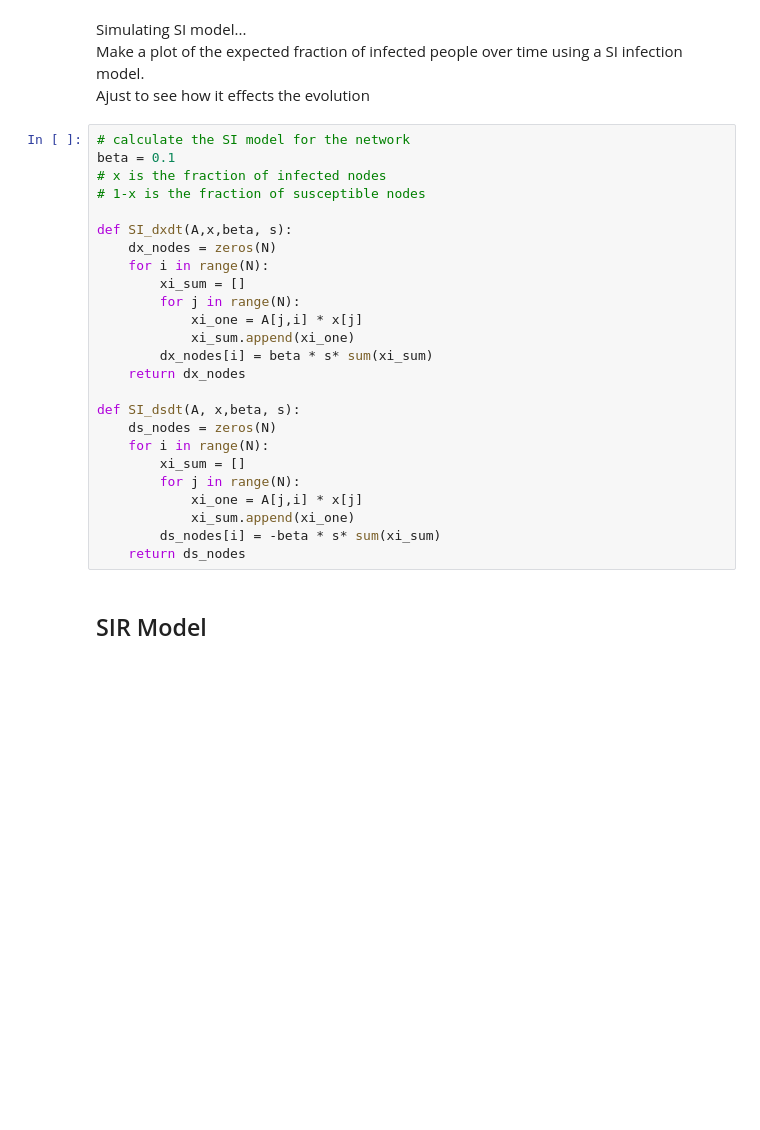
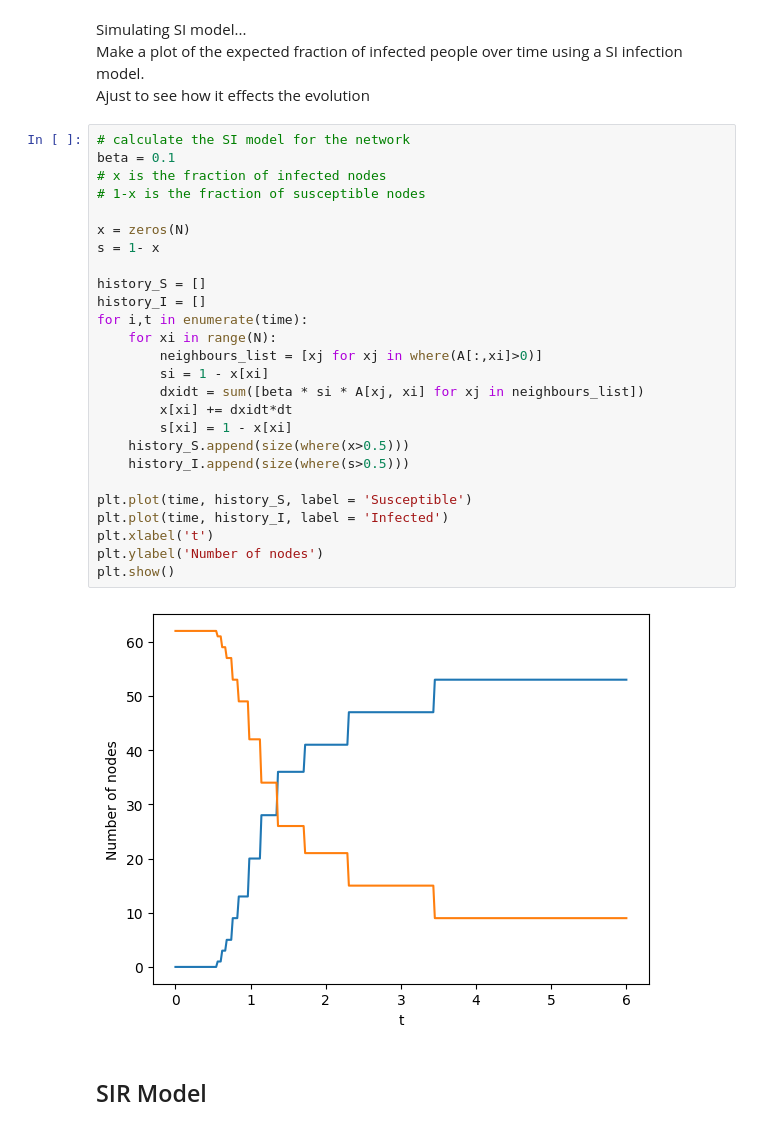
Before and after one commit to yilewang/dynamical_net_sys_class, a Jupyter notebook: lab6/lab6_yxw190015.ipynb, the cells around one changed output. Saved outputs shown, nothing was run; the diff lists cells and outputs as text; blank space fills up the shorter version.

Commit message:
update SI model

```diff
--- a/lab6/lab6_yxw190015.ipynb
+++ b/lab6/lab6_yxw190015.ipynb
@@ -145,31 +145,34 @@ plt.show()
 Simulating SI model...
 Make a plot of the expected fraction of infected people over time using a SI infection model.
 Ajust to see how it effects the evolution
-# %%
-# calculate the SI model for the network
-beta = 0.1
-# x is the fraction of infected nodes
-# 1-x is the fraction of susceptible nodes
-
-def SI_dxdt(A,x,beta, s):
-    dx_nodes = zeros(N)
-    for i in range(N):
-        xi_sum = []
-        for j in range(N):
-            xi_one = A[j,i] * x[j]
-            xi_sum.append(xi_one)
-        dx_nodes[i] = beta * s* sum(xi_sum)
-    return dx_nodes
-
-def SI_dsdt(A, x,beta, s):
-    ds_nodes = zeros(N)
-    for i in range(N):
-        xi_sum = []
-        for j in range(N):
-            xi_one = A[j,i] * x[j]
-            xi_sum.append(xi_one)
-        ds_nodes[i] = -beta * s* sum(xi_sum)
-    return ds_nodes
+# %%
+# calculate the SI model for the network
+beta = 0.1
+# x is the fraction of infected nodes
+# 1-x is the fraction of susceptible nodes
+
+x = zeros(N)
+s = 1- x
+
+history_S = []
+history_I = []
+for i,t in enumerate(time):
+    for xi in range(N):
+        neighbours_list = [xj for xj in where(A[:,xi]>0)]
+        si = 1 - x[xi]
+        dxidt = sum([beta * si * A[xj, xi] for xj in neighbours_list])
+        x[xi] += dxidt*dt
+        s[xi] = 1 - x[xi]
+    history_S.append(size(where(x>0.5)))
+    history_I.append(size(where(s>0.5)))
+
+plt.plot(time, history_S, label = 'Susceptible')
+plt.plot(time, history_I, label = 'Infected')
+plt.xlabel('t')
+plt.ylabel('Number of nodes')
+plt.show()
+# %% [output]
+[figure, added]
 # %% [markdown]
 ## SIR Model
 # %% [markdown]
```
Also changed, not shown: parts of 2 cells of this notebook.
